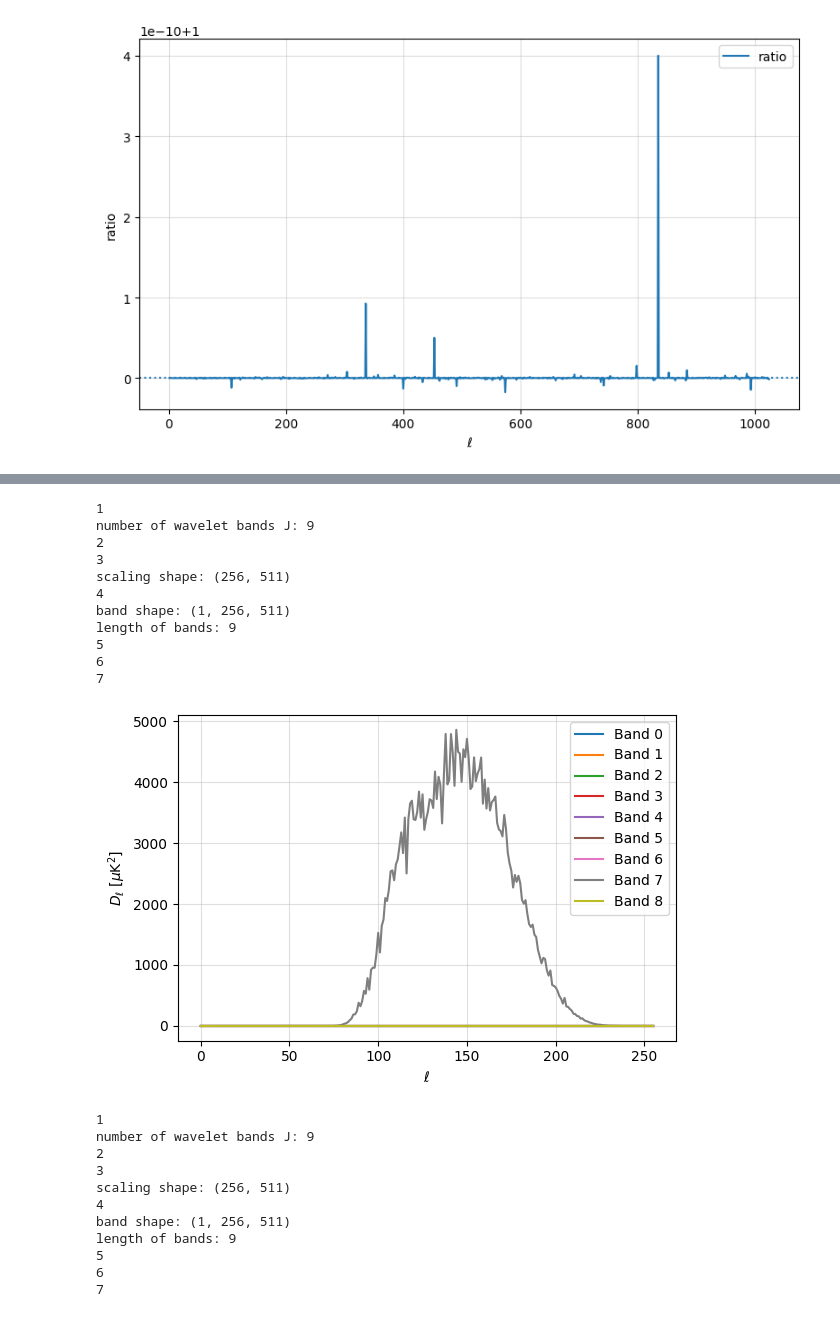
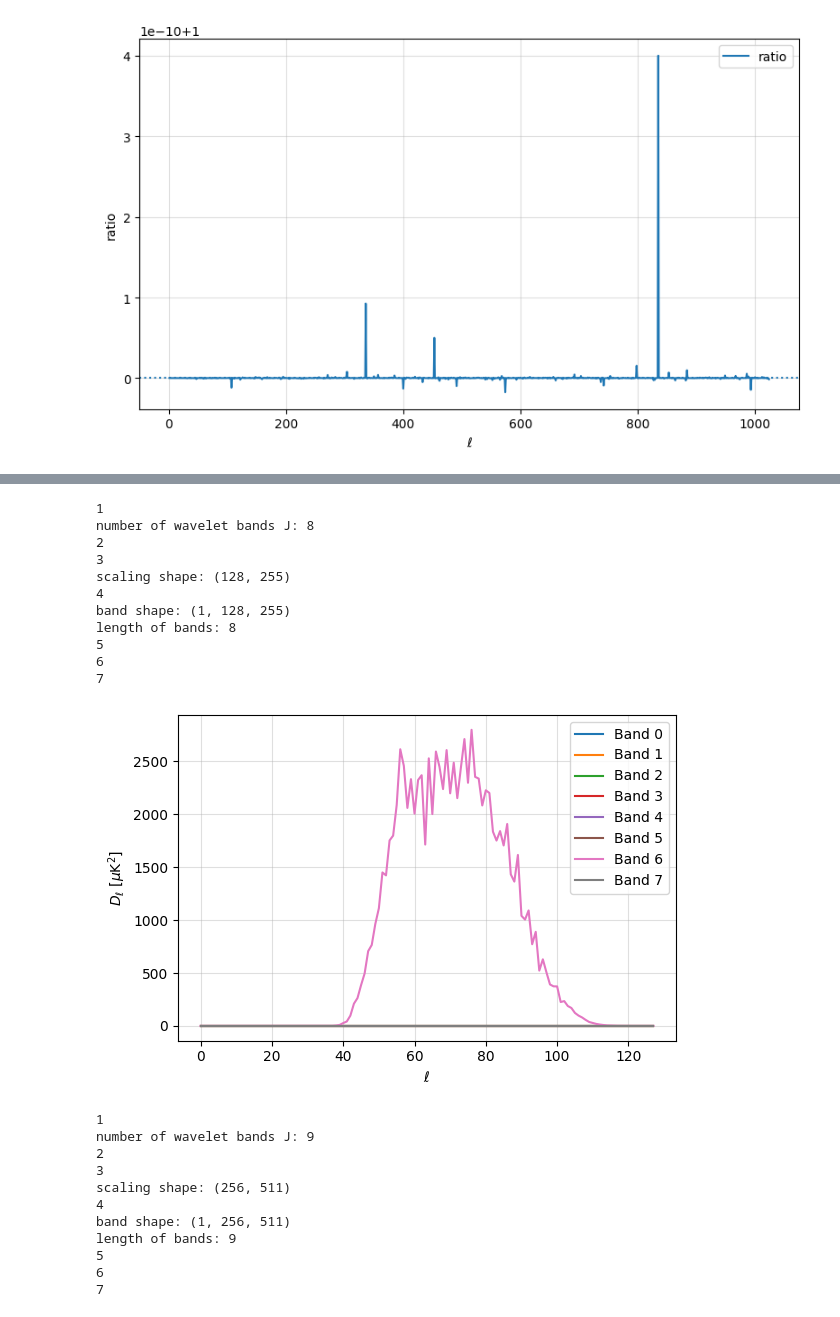
Before and after one commit to cid02210915/Skyclean, a Jupyter notebook: skyclean/silc/checking.ipynb, the cells around one changed output, grey strips where cells are left out. Saved outputs shown, nothing was run; the diff lists cells and outputs as text; code cells hidden in the pictures.

```diff
--- a/skyclean/silc/checking.ipynb
+++ b/skyclean/silc/checking.ipynb
@@ -525,39 +542,39 @@ for d in dirs:
 import numpy as np
 
 freq        = "030"
-scale       = 8
+scale       = 7
 realisation = 0
 lmax        = 1024
 lam         = 2.0
 root        = "/Scratch/agnes/data/wavelet_transforms/wavelet_coeffs"
 
 
 path = f"{root}/cfn_wavelet_f{freq}_s{scale}_r{realisation:05d}_lmax{lmax}_lam{lam}.npy"
 w_band = np.load(path)
 
 L = w_band.shape[0] if w_band.ndim == 2 else w_band.shape[1]
 
 mw_alm = MWTools.wavelet_to_mw_alm(
     w_band,
     L=L,
     N_directions=1,
     lam=lam,
     reality=False,
     band_index=scale-1,
 )
 # %% [output]
 1
-number of wavelet bands J: 9
+number of wavelet bands J: 8
 2
 3
-scaling shape: (256, 511)
+scaling shape: (128, 255)
 4
-band shape: (1, 256, 511)
-length of bands: 9
+band shape: (1, 128, 255)
+length of bands: 8
 5
 6
 7
-[figure, old version]
+[figure, new version]
 # %%
 import numpy as np
 import jax.numpy as jnp
```
Also changed, not shown: parts of 5 cells of this notebook.
